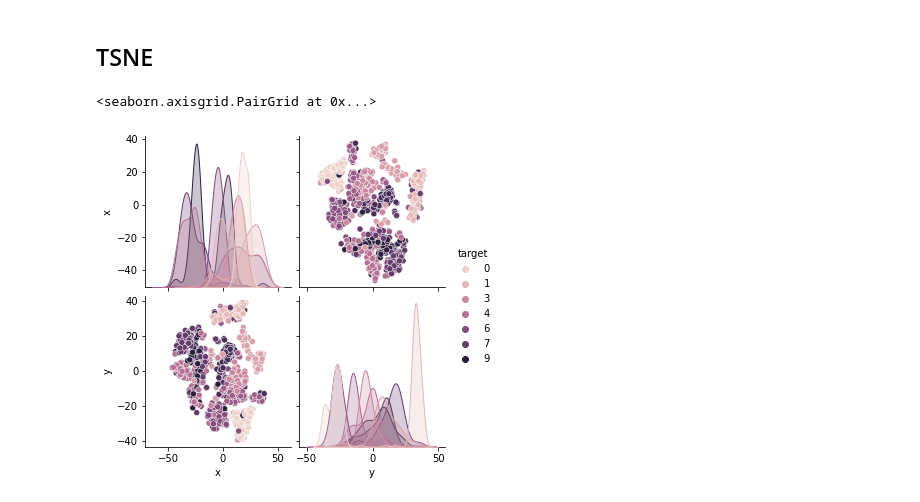
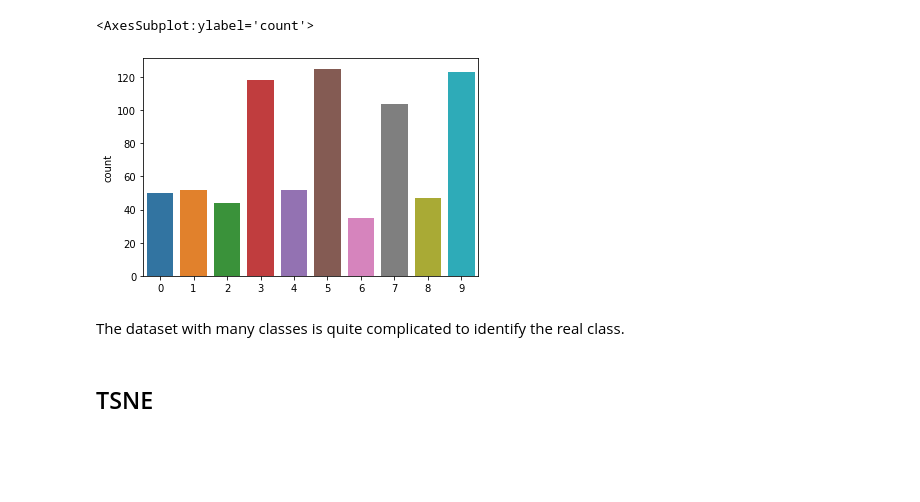
Before and after one commit to GeovaneBarros/Mentoria_Lead, a Jupyter notebook: exercicios3.ipynb, the cells around one changed output. Drawn from its saved outputs; the diff is of its cells as text; code cells hidden in the pictures; blank space fills up the shorter version.

```diff
--- a/exercicios3.ipynb
+++ b/exercicios3.ipynb
@@ -49,10 +25,0 @@ X_test = np.reshape(X_test, (10000,784))
-# %%
-transformer = Normalizer().fit(X_train)
-X_train = transformer.transform(X_train)
-transformer = Normalizer().fit(X_test)
-X_test = transformer.transform(X_test)
-# %%
-transformer = StandardScaler().fit(X_train)
-X_train = transformer.transform(X_train)
-transformer = StandardScaler().fit(X_test)
-X_test = transformer.transform(X_test)
@@ -180,0 +28,5 @@ Precisão
+# %%
+X_train = X_train[:5000][:]
+X_test = X_test[:750][:]
+y_train = y_train[:5000]
+y_test = y_test[:750]
@@ -180,0 +180,2 @@ Precisão
+# %%
+clf = KMeans(n_clusters=10).fit(X_train)
@@ -181,2 +184,9 @@ Precisão
+# %%
+sb.countplot(x=y_predict)
+# %% [output]
+<AxesSubplot:ylabel='count'>
+[figure, added]
+# %% [markdown]
+The dataset with many classes is quite complicated to identify the real class.
 # %% [markdown]
 ## TSNE
@@ -192,5 +192,0 @@ df = pd.DataFrame(df)
-# %%
-sb.pairplot(df, hue ='target')
-# %% [output]
-<seaborn.axisgrid.PairGrid at 0x...>
-[figure, removed]
```
Also changed, not shown: parts of 68 cells of this notebook.
